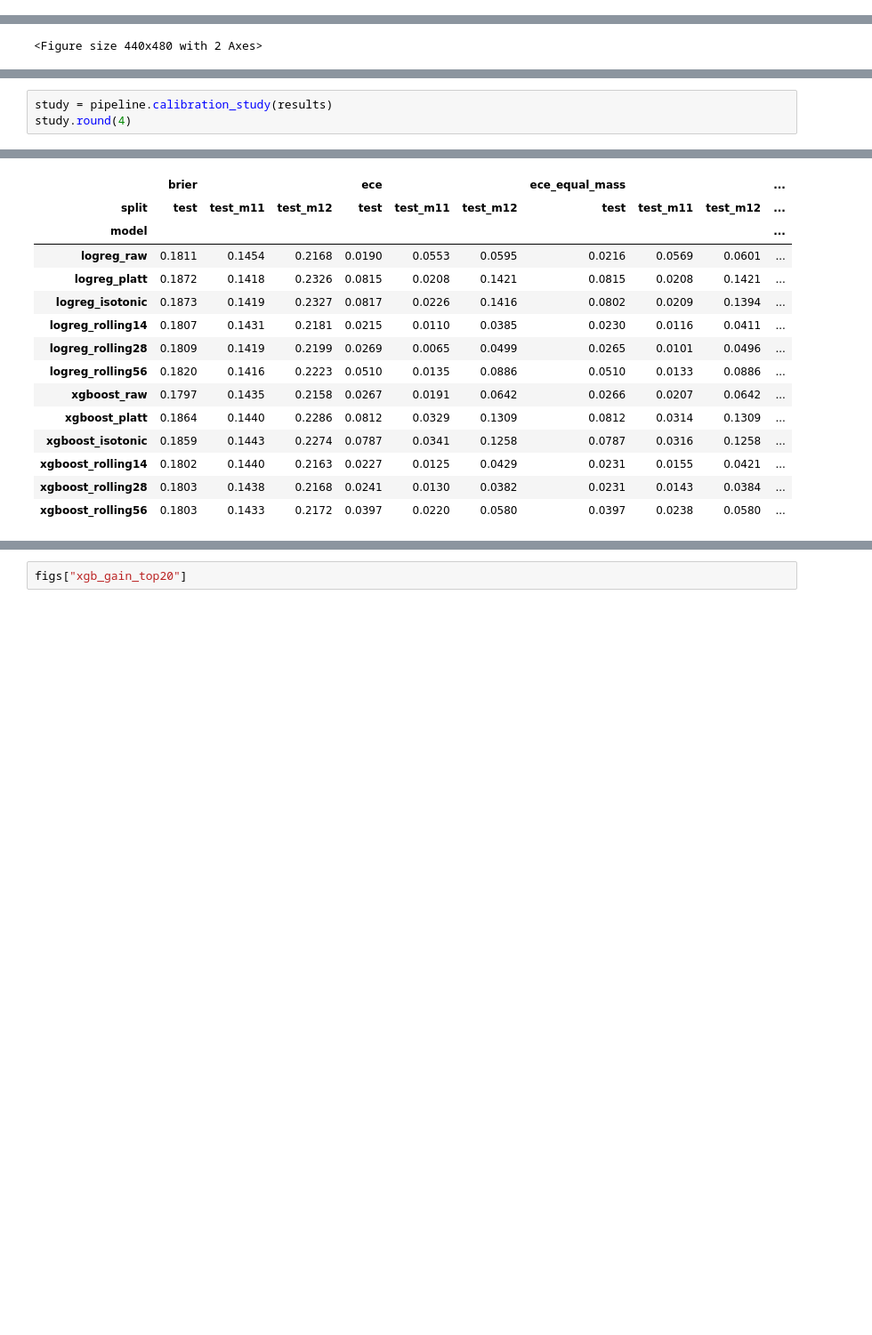
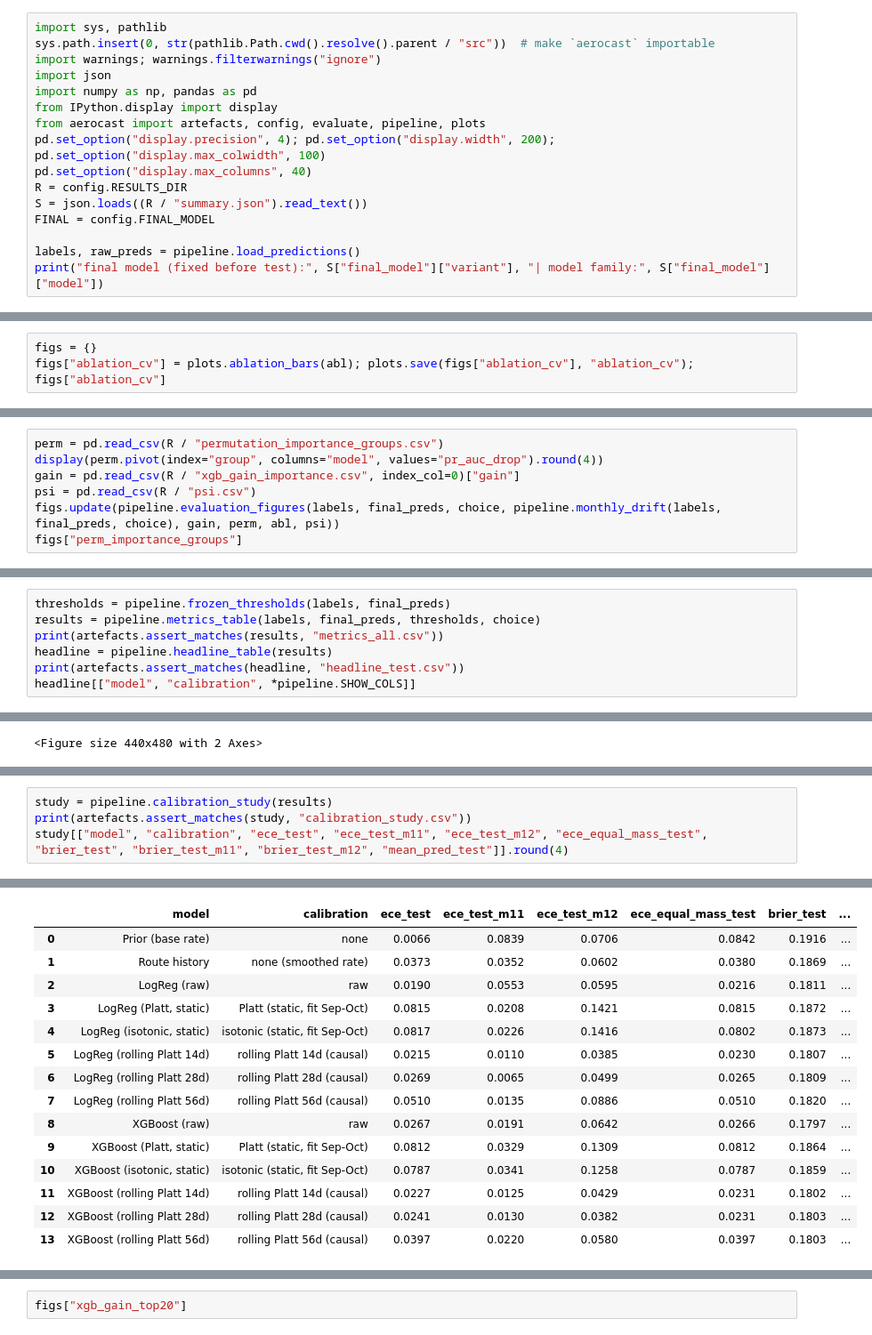
Before and after one commit to nipun1803/AeroCast-AI, a Jupyter notebook: notebooks/04_evaluation.ipynb, the cells around one changed output, grey strips where cells are left out. Shown at 89% size. Cells and saved outputs as stored; diff of their text form; blank space fills up the shorter version.

```diff
--- a/notebooks/04_evaluation.ipynb
+++ b/notebooks/04_evaluation.ipynb
@@ -110,0 +23,16 @@ OK: identical to results/metrics_all.csv
+# %%
+import sys, pathlib
+sys.path.insert(0, str(pathlib.Path.cwd().resolve().parent / "src"))  # make `aerocast` importable
+import warnings; warnings.filterwarnings("ignore")
+import json
+import numpy as np, pandas as pd
+from IPython.display import display
+from aerocast import artefacts, config, evaluate, pipeline, plots
+pd.set_option("display.precision", 4); pd.set_option("display.width", 200); pd.set_option("display.max_colwidth", 100)
+pd.set_option("display.max_columns", 40)
+R = config.RESULTS_DIR
+S = json.loads((R / "summary.json").read_text())
+FINAL = config.FINAL_MODEL
+
+labels, raw_preds = pipeline.load_predictions()
+print("final model (fixed before test):", S["final_model"]["variant"], "| model family:", S["final_model"]["model"])
@@ -110,0 +203,3 @@ OK: identical to results/metrics_all.csv
+# %%
+figs = {}
+figs["ablation_cv"] = plots.ablation_bars(abl); plots.save(figs["ablation_cv"], "ablation_cv"); figs["ablation_cv"]
@@ -110,0 +212,7 @@ OK: identical to results/metrics_all.csv
+# %%
+perm = pd.read_csv(R / "permutation_importance_groups.csv")
+display(perm.pivot(index="group", columns="model", values="pr_auc_drop").round(4))
+gain = pd.read_csv(R / "xgb_gain_importance.csv", index_col=0)["gain"]
+psi = pd.read_csv(R / "psi.csv")
+figs.update(pipeline.evaluation_figures(labels, final_preds, choice, pipeline.monthly_drift(labels, final_preds, choice), gain, perm, abl, psi))
+figs["perm_importance_groups"]
@@ -110,0 +255,7 @@ OK: identical to results/metrics_all.csv
+# %%
+thresholds = pipeline.frozen_thresholds(labels, final_preds)
+results = pipeline.metrics_table(labels, final_preds, thresholds, choice)
+print(artefacts.assert_matches(results, "metrics_all.csv"))
+headline = pipeline.headline_table(results)
+print(artefacts.assert_matches(headline, "headline_test.csv"))
+headline[["model", "calibration", *pipeline.SHOW_COLS]]
@@ -144,4 +384,5 @@ figs["reliability_xgboost_test"]
 # %%
 study = pipeline.calibration_study(results)
-study.round(4)
+print(artefacts.assert_matches(study, "calibration_study.csv"))
+study[["model", "calibration", "ece_test", "ece_test_m11", "ece_test_m12", "ece_equal_mass_test", "brier_test", "brier_test_m11", "brier_test_m12", "mean_pred_test"]].round(4)
 # %% [output]
@@ -148,16 +390,16 @@ study.round(4)
-|  | brier |  |  | ece |  |  | ece_equal_mass |  |  | ... |
-| split | test | test_m11 | test_m12 | test | test_m11 | test_m12 | test | test_m11 | test_m12 | ... |
-| model |  |  |  |  |  |  |  |  |  | ... |
-| logreg_raw | 0.1811 | 0.1454 | 0.2168 | 0.0190 | 0.0553 | 0.0595 | 0.0216 | 0.0569 | 0.0601 | ... |
-| logreg_platt | 0.1872 | 0.1418 | 0.2326 | 0.0815 | 0.0208 | 0.1421 | 0.0815 | 0.0208 | 0.1421 | ... |
-| logreg_isotonic | 0.1873 | 0.1419 | 0.2327 | 0.0817 | 0.0226 | 0.1416 | 0.0802 | 0.0209 | 0.1394 | ... |
-| logreg_rolling14 | 0.1807 | 0.1431 | 0.2181 | 0.0215 | 0.0110 | 0.0385 | 0.0230 | 0.0116 | 0.0411 | ... |
-| logreg_rolling28 | 0.1809 | 0.1419 | 0.2199 | 0.0269 | 0.0065 | 0.0499 | 0.0265 | 0.0101 | 0.0496 | ... |
-| logreg_rolling56 | 0.1820 | 0.1416 | 0.2223 | 0.0510 | 0.0135 | 0.0886 | 0.0510 | 0.0133 | 0.0886 | ... |
-| xgboost_raw | 0.1797 | 0.1435 | 0.2158 | 0.0267 | 0.0191 | 0.0642 | 0.0266 | 0.0207 | 0.0642 | ... |
-| xgboost_platt | 0.1864 | 0.1440 | 0.2286 | 0.0812 | 0.0329 | 0.1309 | 0.0812 | 0.0314 | 0.1309 | ... |
-| xgboost_isotonic | 0.1859 | 0.1443 | 0.2274 | 0.0787 | 0.0341 | 0.1258 | 0.0787 | 0.0316 | 0.1258 | ... |
-| xgboost_rolling14 | 0.1802 | 0.1440 | 0.2163 | 0.0227 | 0.0125 | 0.0429 | 0.0231 | 0.0155 | 0.0421 | ... |
-| xgboost_rolling28 | 0.1803 | 0.1438 | 0.2168 | 0.0241 | 0.0130 | 0.0382 | 0.0231 | 0.0143 | 0.0384 | ... |
-| xgboost_rolling56 | 0.1803 | 0.1433 | 0.2172 | 0.0397 | 0.0220 | 0.0580 | 0.0397 | 0.0238 | 0.0580 | ... |
+|  | model | calibration | ece_test | ece_test_m11 | ece_test_m12 | ece_equal_mass_test | brier_test | ... |
+| 0 | Prior (base rate) | none | 0.0066 | 0.0839 | 0.0706 | 0.0842 | 0.1916 | ... |
+| 1 | Route history | none (smoothed rate) | 0.0373 | 0.0352 | 0.0602 | 0.0380 | 0.1869 | ... |
+| 2 | LogReg (raw) | raw | 0.0190 | 0.0553 | 0.0595 | 0.0216 | 0.1811 | ... |
+| 3 | LogReg (Platt, static) | Platt (static, fit Sep-Oct) | 0.0815 | 0.0208 | 0.1421 | 0.0815 | 0.1872 | ... |
+| 4 | LogReg (isotonic, static) | isotonic (static, fit Sep-Oct) | 0.0817 | 0.0226 | 0.1416 | 0.0802 | 0.1873 | ... |
+| 5 | LogReg (rolling Platt 14d) | rolling Platt 14d (causal) | 0.0215 | 0.0110 | 0.0385 | 0.0230 | 0.1807 | ... |
+| 6 | LogReg (rolling Platt 28d) | rolling Platt 28d (causal) | 0.0269 | 0.0065 | 0.0499 | 0.0265 | 0.1809 | ... |
+| 7 | LogReg (rolling Platt 56d) | rolling Platt 56d (causal) | 0.0510 | 0.0135 | 0.0886 | 0.0510 | 0.1820 | ... |
+| 8 | XGBoost (raw) | raw | 0.0267 | 0.0191 | 0.0642 | 0.0266 | 0.1797 | ... |
+| 9 | XGBoost (Platt, static) | Platt (static, fit Sep-Oct) | 0.0812 | 0.0329 | 0.1309 | 0.0812 | 0.1864 | ... |
+| 10 | XGBoost (isotonic, static) | isotonic (static, fit Sep-Oct) | 0.0787 | 0.0341 | 0.1258 | 0.0787 | 0.1859 | ... |
+| 11 | XGBoost (rolling Platt 14d) | rolling Platt 14d (causal) | 0.0227 | 0.0125 | 0.0429 | 0.0231 | 0.1802 | ... |
+| 12 | XGBoost (rolling Platt 28d) | rolling Platt 28d (causal) | 0.0241 | 0.0130 | 0.0382 | 0.0231 | 0.1803 | ... |
+| 13 | XGBoost (rolling Platt 56d) | rolling Platt 56d (causal) | 0.0397 | 0.0220 | 0.0580 | 0.0397 | 0.1803 | ... |
 # %% [markdown]
```
Also changed, not shown: parts of 90 cells of this notebook, 3 other files.
